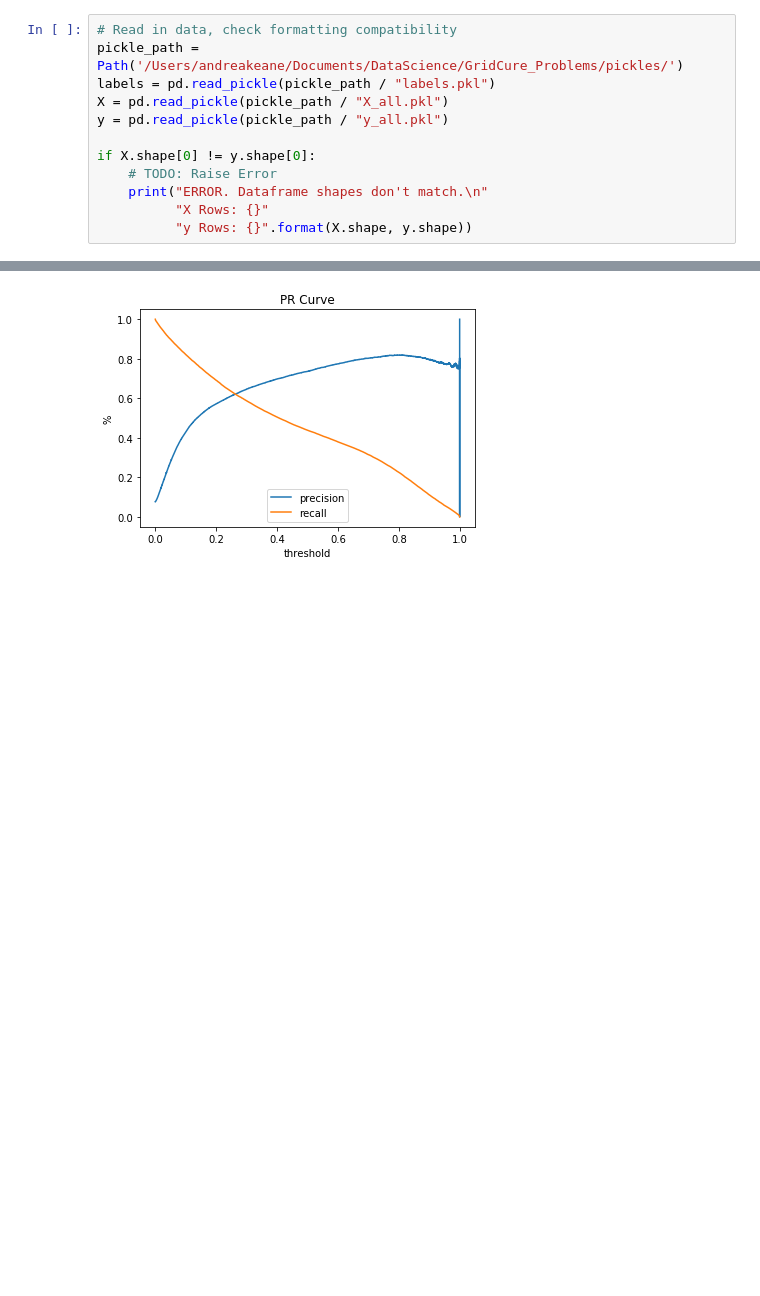
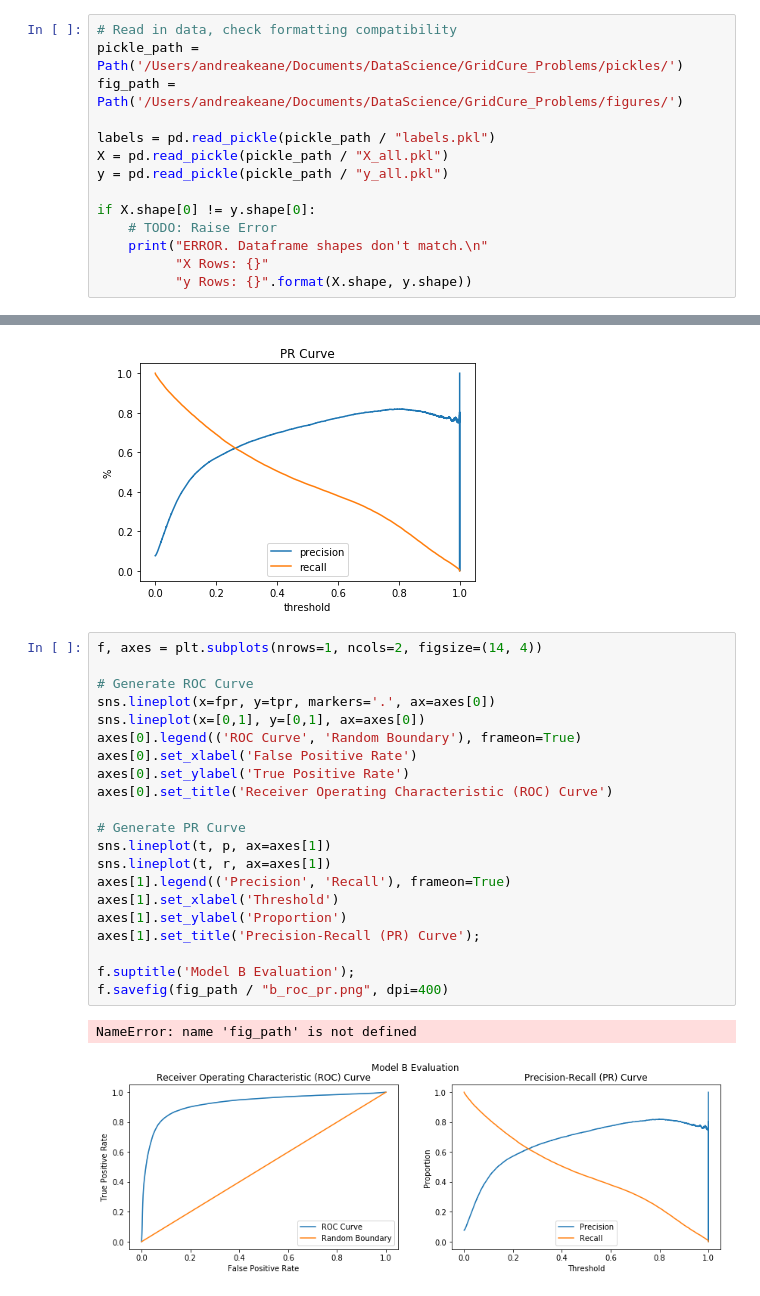
Before and after one commit to AndreaKeane/electric-vehicle-detection, a Jupyter notebook: part_b/b_logreg_evaluation.ipynb, the cells around one changed output, grey strips where cells are left out. Saved outputs shown, nothing was run; the diff lists cells and outputs as text; blank space fills up the shorter version.

```diff
--- a/part_b/b_logreg_evaluation.ipynb
+++ b/part_b/b_logreg_evaluation.ipynb
@@ -23,6 +23,8 @@ The autoreload extension is already loaded. To reload it, use:
 # %%
 # Read in data, check formatting compatibility
 pickle_path = Path('/Users/andreakeane/Documents/DataScience/GridCure_Problems/pickles/')
+fig_path = Path('/Users/andreakeane/Documents/DataScience/GridCure_Problems/figures/')
+
 labels = pd.read_pickle(pickle_path / "labels.pkl")
 X = pd.read_pickle(pickle_path / "X_all.pkl")
 y = pd.read_pickle(pickle_path / "y_all.pkl")
@@ -116,3 +118,27 @@ plt.title('PR Curve');
 # fig.savefig(fig_path / "logreg_PR.png")
 # %% [output]
 [figure]
+# %%
+f, axes = plt.subplots(nrows=1, ncols=2, figsize=(14, 4))
+
+# Generate ROC Curve
+sns.lineplot(x=fpr, y=tpr, markers='.', ax=axes[0])
+sns.lineplot(x=[0,1], y=[0,1], ax=axes[0])
+axes[0].legend(('ROC Curve', 'Random Boundary'), frameon=True)
+axes[0].set_xlabel('False Positive Rate')
+axes[0].set_ylabel('True Positive Rate')
+axes[0].set_title('Receiver Operating Characteristic (ROC) Curve')
+
+# Generate PR Curve
+sns.lineplot(t, p, ax=axes[1])
+sns.lineplot(t, r, ax=axes[1])
+axes[1].legend(('Precision', 'Recall'), frameon=True)
+axes[1].set_xlabel('Threshold')
+axes[1].set_ylabel('Proportion')
+axes[1].set_title('Precision-Recall (PR) Curve');
+
+f.suptitle('Model B Evaluation');
+f.savefig(fig_path / "b_roc_pr.png", dpi=400)
+# %% [output]
+NameError: name 'fig_path' is not defined
+[figure, added]
```
Also changed, not shown: parts of 1 cell of this notebook, 6 other files.
